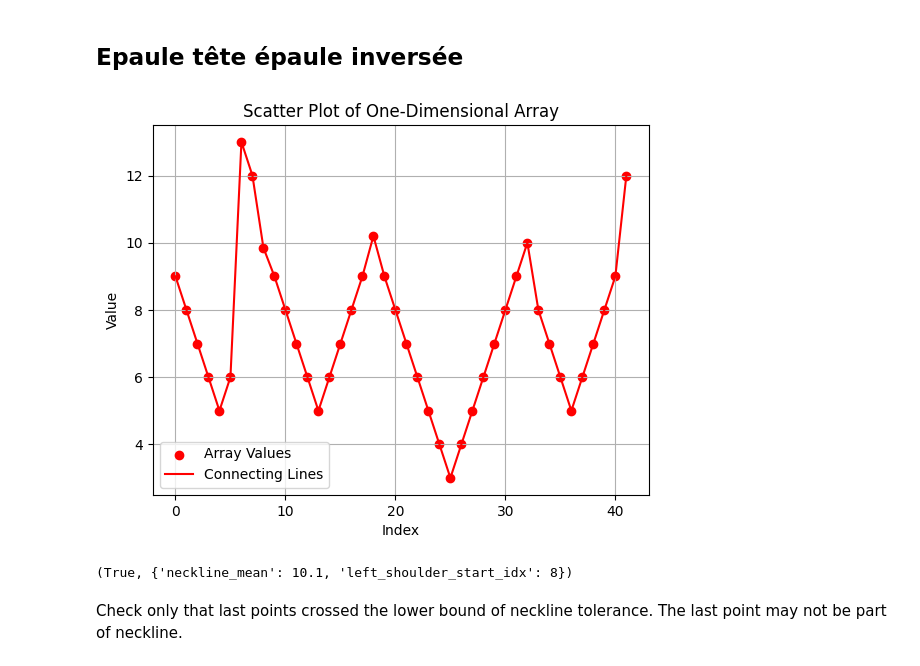
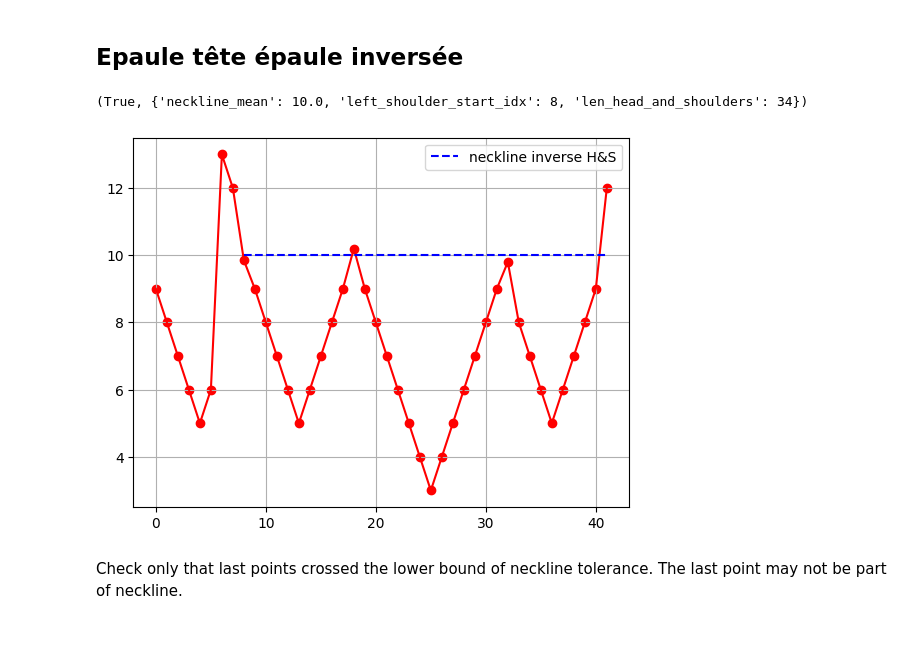
Before and after one commit to nicolaspro1234/trading_auto, a Jupyter notebook: trading.ipynb, the cells around one changed output. Drawn from its saved outputs; the diff is of its cells as text; code cells hidden in the pictures; blank space fills up the shorter version.

Commit message:
improve plotting

```diff
--- a/trading.ipynb
+++ b/trading.ipynb
@@ -386,9 +410,11 @@ def is_inverse_head_and_shoulders(
               if not (max(second_to_last_point_value, neckline_lower_bound) <= min(last_point_value, neckline_upper_bound)):
                   continue
 
+              len_head_and_shoulders = len(data) - left_shoulder_start_idx
               metadata.update({
                   'neckline_mean': neckline_mean,
-                  'left_shoulder_start_idx': left_shoulder_start_idx
+                  'left_shoulder_start_idx': left_shoulder_start_idx,
+                  'len_head_and_shoulders': len_head_and_shoulders,
               })
               return True, metadata
 
@@ -396,21 +422,32 @@ def is_inverse_head_and_shoulders(
 # %%
 # Example usage
 data = np.array([9, 8, 7, 6, 5, 6,
                 13, 12, 9.85, 9, 8, 7, 6, 5, 6, 7, 8, 9, 10.2,
-                 9, 8, 7, 6, 5, 4, 3, 4, 5, 6, 7, 8, 9, 10,
+                 9, 8, 7, 6, 5, 4, 3, 4, 5, 6, 7, 8, 9, 9.8,
                  8, 7, 6, 5, 6, 7, 8, 9, 12])
 
-plot_values(data)
+cp = ChartPlotter()
+cp.add_chart(np.arange(len(data)), data, plot_type='line', color='red')
+cp.add_chart(np.arange(len(data)), data, plot_type='scatter', color='red')
 
-print(is_inverse_head_and_shoulders(
+b, md = is_inverse_head_and_shoulders(
     data,
     max_nb_historical_points=50,
     min_length_head=8,
     min_length_shoulder=3,
-    tolerance_around_neckline=0.05))
+    tolerance_around_neckline=0.05)
+
+print((b, md))
+
+if md:
+  cp.add_chart(
+      np.arange(md['left_shoulder_start_idx'], len(data)),
+      [md['neckline_mean']] * md['len_head_and_shoulders'],
+      plot_type='line', color='blue', linestyle='--', label='neckline inverse H&S')
+cp.plot()
 # %% [output]
+(True, {'neckline_mean': 10.0, 'left_shoulder_start_idx': 8, 'len_head_and_shoulders': 34})
-[figure, old version]
+[figure, new version]
-(True, {'neckline_mean': 10.1, 'left_shoulder_start_idx': 8})
 # %% [markdown]
 Check only that last points crossed the lower bound of neckline tolerance. The last point may not be part of neckline.
 # %% [markdown]
```
Also changed, not shown: parts of 5 cells of this notebook.
